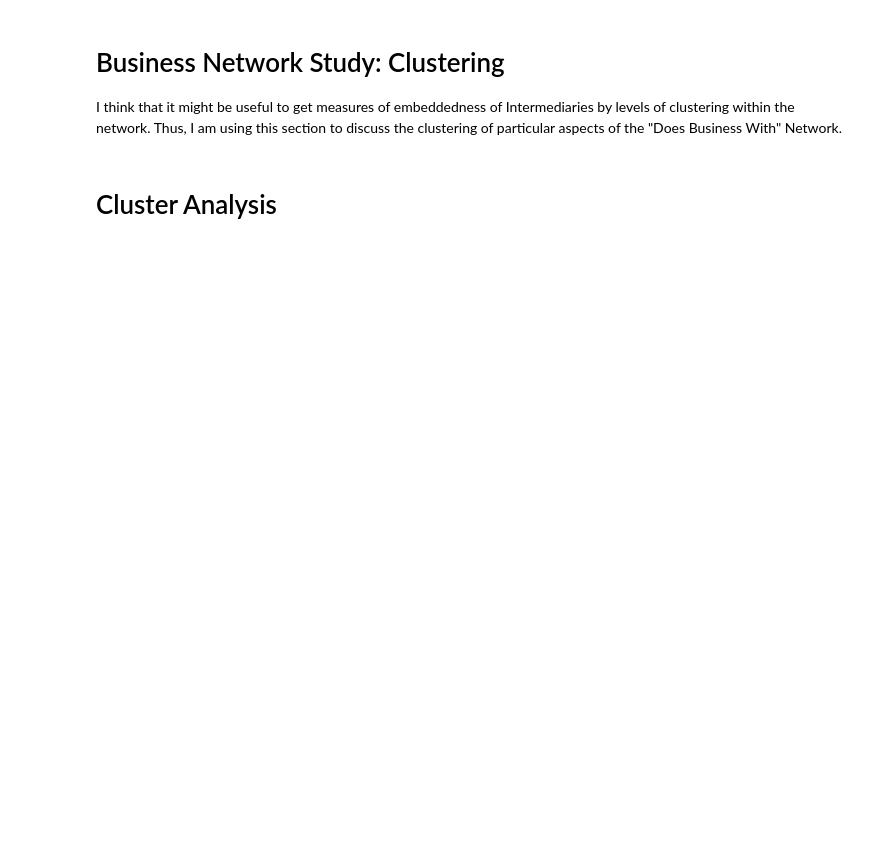
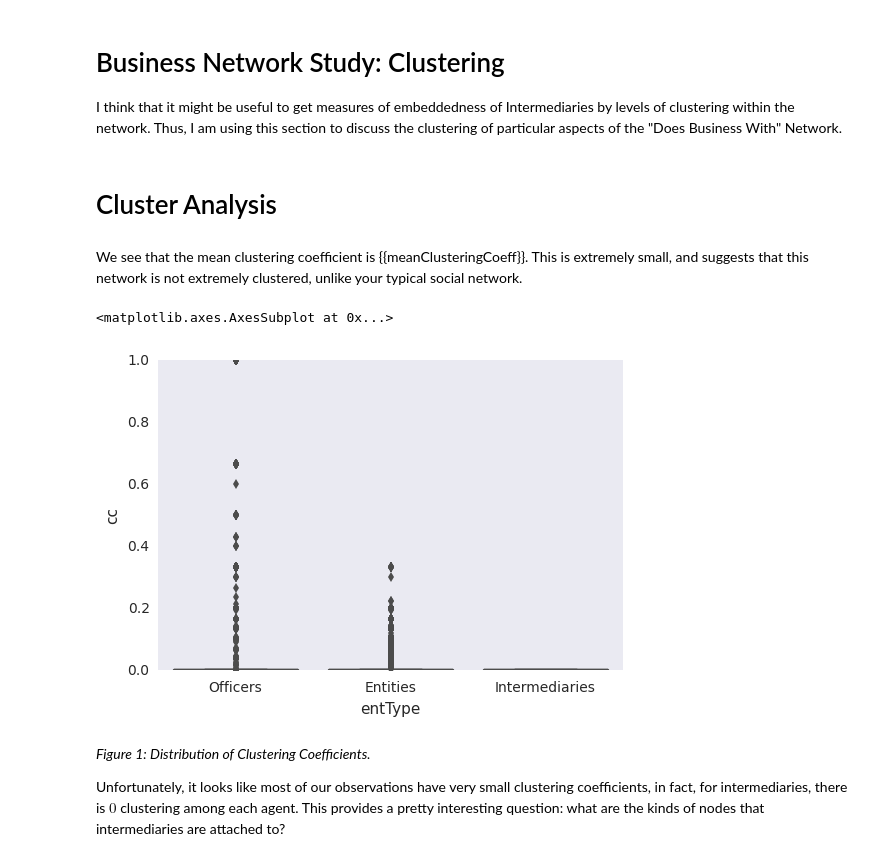
Before and after one commit to PLBMR/networksFinalProject, a Jupyter notebook: analysis/businessNetworkClusterAnalysis.ipynb, the cells around one changed output. Cells and saved outputs as stored; diff of their text form; code cells hidden in the pictures; blank space fills up the shorter version.

```diff
--- a/analysis/businessNetworkClusterAnalysis.ipynb
+++ b/analysis/businessNetworkClusterAnalysis.ipynb
@@ -68,0 +73,21 @@ clusterCoeffDict = nx.clustering(mainNetwork)
+# %% [markdown]
+We see that the mean clustering coefficient is {{meanClusteringCoeff}}. This is extremely small, and suggests that this network is not extremely clustered, unlike your typical social network.
+# %%
+#get agent type frame
+nodeVec = mainNetwork.nodes(data = True)
+agentTypeFrame = pd.DataFrame(getNodeInfo(nodeVec,"entType"))
+# %%
+#then get clustering coefficient frame
+clusterCoeffFrame = pd.DataFrame({"nodeID" : clusterCoeffDict.keys(),
+                                  "cc" : clusterCoeffDict.values()})
+#then merge
+clusterCoeffFrame = clusterCoeffFrame.merge(agentTypeFrame,on = "nodeID")
+#then plot
+sns.boxplot(x = "entType",y = "cc",data = clusterCoeffFrame)
+# %% [output]
+<matplotlib.axes.AxesSubplot at 0x...>
+[figure, added]
+# %% [markdown]
+_Figure 1: Distribution of Clustering Coefficients._
+
+Unfortunately, it looks like most of our observations have very small clustering coefficients, in fact, for intermediaries, there is $0$ clustering among each agent. This provides a pretty interesting question: what are the kinds of nodes that intermediaries are attached to?
```
Also changed, not shown: parts of 6 cells of this notebook.
